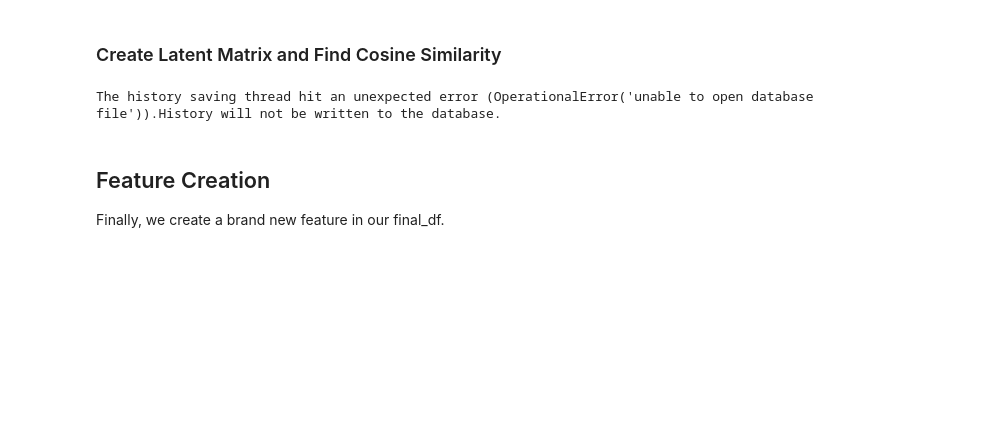
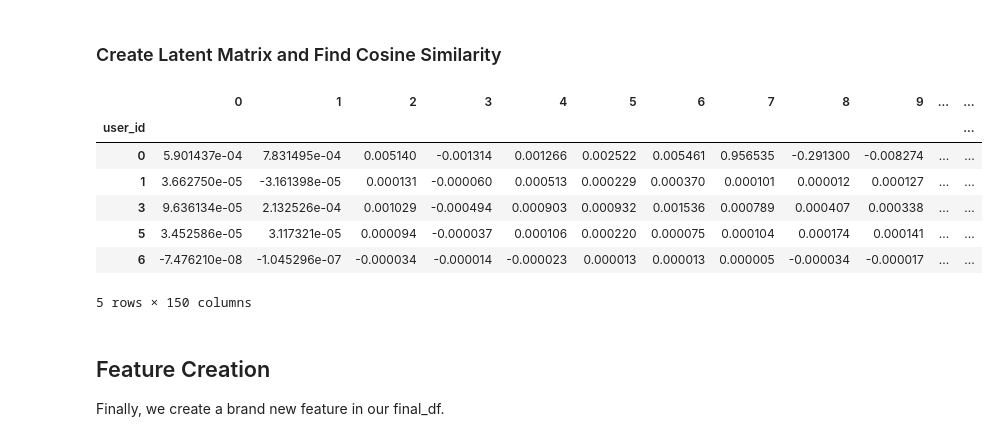
Before and after one commit to JohannesRahn/MachineLearningGroupProject, a Jupyter notebook: b_recommender_system.ipynb, the cells around one changed output. Cells and saved outputs as stored; diff of their text form; code cells hidden in the pictures; blank space fills up the shorter version.

```diff
--- a/b_recommender_system.ipynb
+++ b/b_recommender_system.ipynb
@@ -447,9 +460,16 @@ plt.plot(user_elbow_location, user_expl_variance[user_elbow_location - 1], "ro",
 # %%
 # Transform Data into Latent Matrix
 user_latent = pd.DataFrame(user_svd_fit.transform(sparse_recs),
-                          index = rec_pivot.index)
+                           index = rec_pivot.index).iloc[:, :150]
 user_latent.head()
 # %% [output]
+|  | 0 | 1 | 2 | 3 | 4 | 5 | 6 | 7 | 8 | 9 | ... | ... |
+| user_id |  |  |  |  |  |  |  |  |  |  |  | ... |
+| 0 | 5.901437e-04 | 7.831495e-04 | 0.005140 | -0.001314 | 0.001266 | 0.002522 | 0.005461 | 0.956535 | -0.291300 | -0.008274 | ... | ... |
+| 1 | 3.662750e-05 | -3.161398e-05 | 0.000131 | -0.000060 | 0.000513 | 0.000229 | 0.000370 | 0.000101 | 0.000012 | 0.000127 | ... | ... |
+| 3 | 9.636134e-05 | 2.132526e-04 | 0.001029 | -0.000494 | 0.000903 | 0.000932 | 0.001536 | 0.000789 | 0.000407 | 0.000338 | ... | ... |
+| 5 | 3.452586e-05 | 3.117321e-05 | 0.000094 | -0.000037 | 0.000106 | 0.000220 | 0.000075 | 0.000104 | 0.000174 | 0.000141 | ... | ... |
+| 6 | -7.476210e-08 | -1.045296e-07 | -0.000034 | -0.000014 | -0.000023 | 0.000013 | 0.000013 | 0.000005 | -0.000034 | -0.000017 | ... | ... |
-The history saving thread hit an unexpected error (OperationalError('unable to open database file')).History will not be written to the database.
+5 rows × 150 columns
 # %%
 # Find cosine similarity between single-review and multi-review
```
Also changed, not shown: parts of 5 cells of this notebook.
